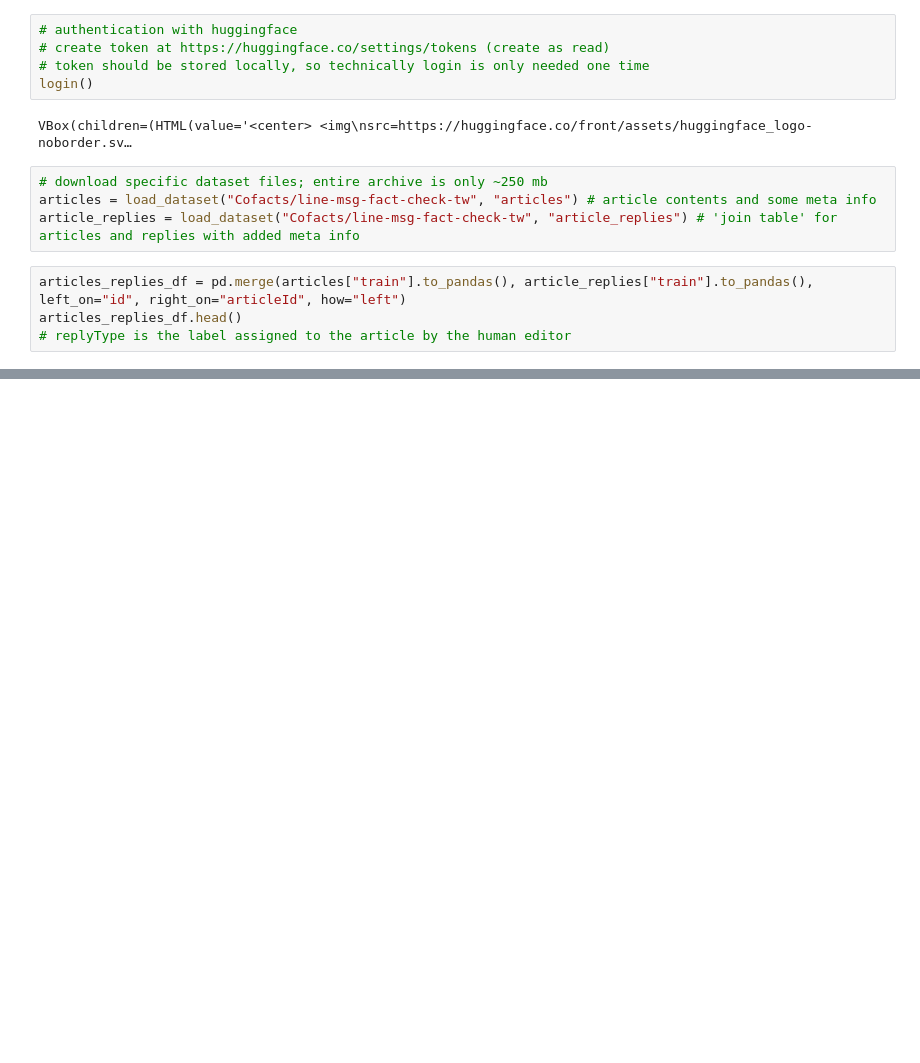
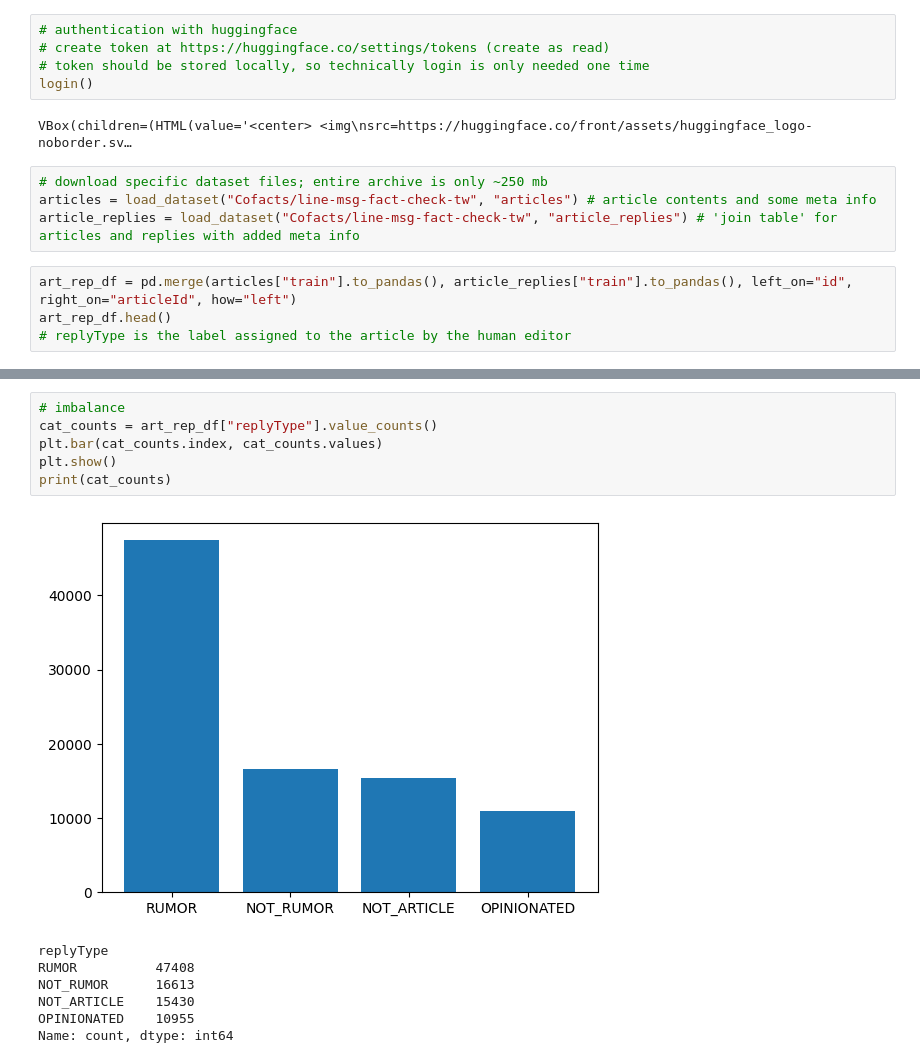
Before and after one commit to WilliamPLaCroix/NN-SoftP, a Jupyter notebook: cofacts.ipynb, the cells around one changed output, grey strips where cells are left out. Cells and saved outputs as stored; diff of their text form; blank space fills up the shorter version.

```diff
--- a/cofacts.ipynb
+++ b/cofacts.ipynb
@@ -17,8 +20,8 @@ VBox(children=(HTML(value='<center> <img\nsrc=https://huggingface.co/front/asset
 articles = load_dataset("Cofacts/line-msg-fact-check-tw", "articles") # article contents and some meta info
 article_replies = load_dataset("Cofacts/line-msg-fact-check-tw", "article_replies") # 'join table' for articles and replies with added meta info
 # %%
-articles_replies_df = pd.merge(articles["train"].to_pandas(), article_replies["train"].to_pandas(), left_on="id", right_on="articleId", how="left")
-articles_replies_df.head()
+art_rep_df = pd.merge(articles["train"].to_pandas(), article_replies["train"].to_pandas(), left_on="id", right_on="articleId", how="left")
+art_rep_df.head()
 # replyType is the label assigned to the article by the human editor
 # %% [output]
 |  | id | articleType | status_x | text | normalArticleReplyCount | createdAt_x | updatedAt_x | ... |
@@ -29,0 +34,14 @@ articles_replies_df.head()
+# %%
+# imbalance
+cat_counts = art_rep_df["replyType"].value_counts()
+plt.bar(cat_counts.index, cat_counts.values)
+plt.show()
+print(cat_counts)
+# %% [output]
+[figure, added]
+replyType
+RUMOR          47408
+NOT_RUMOR      16613
+NOT_ARTICLE    15430
+OPINIONATED    10955
+Name: count, dtype: int64
```
Also changed, not shown: parts of 16 cells of this notebook.
